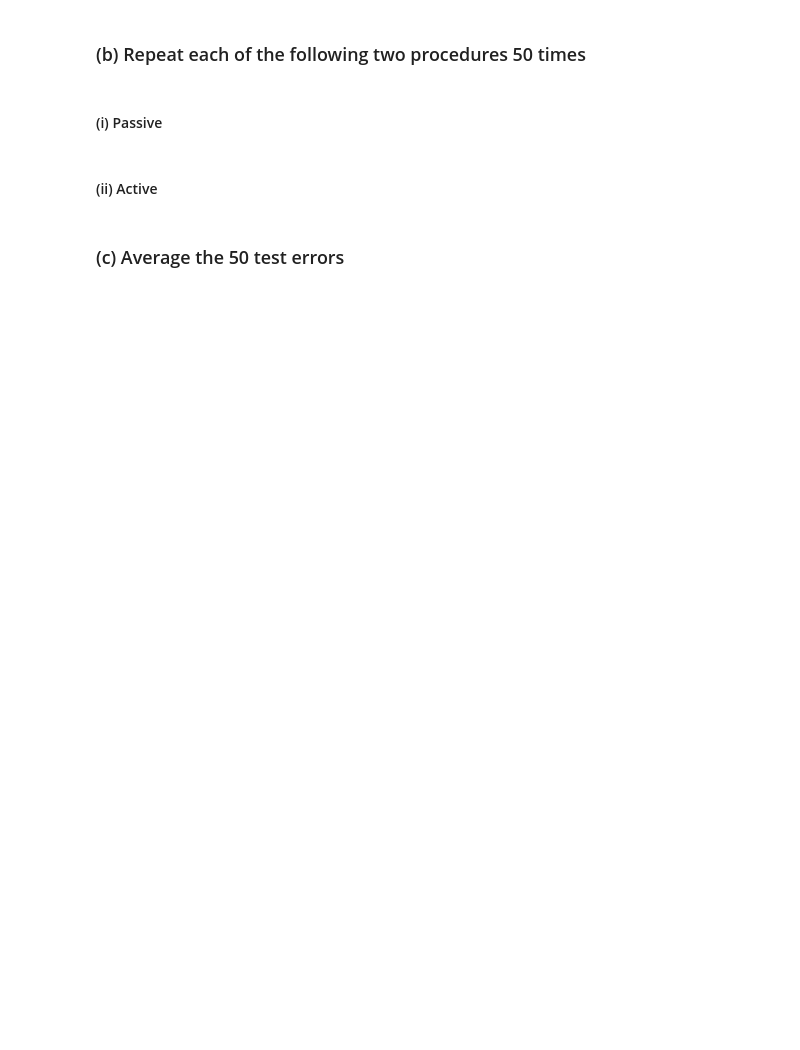
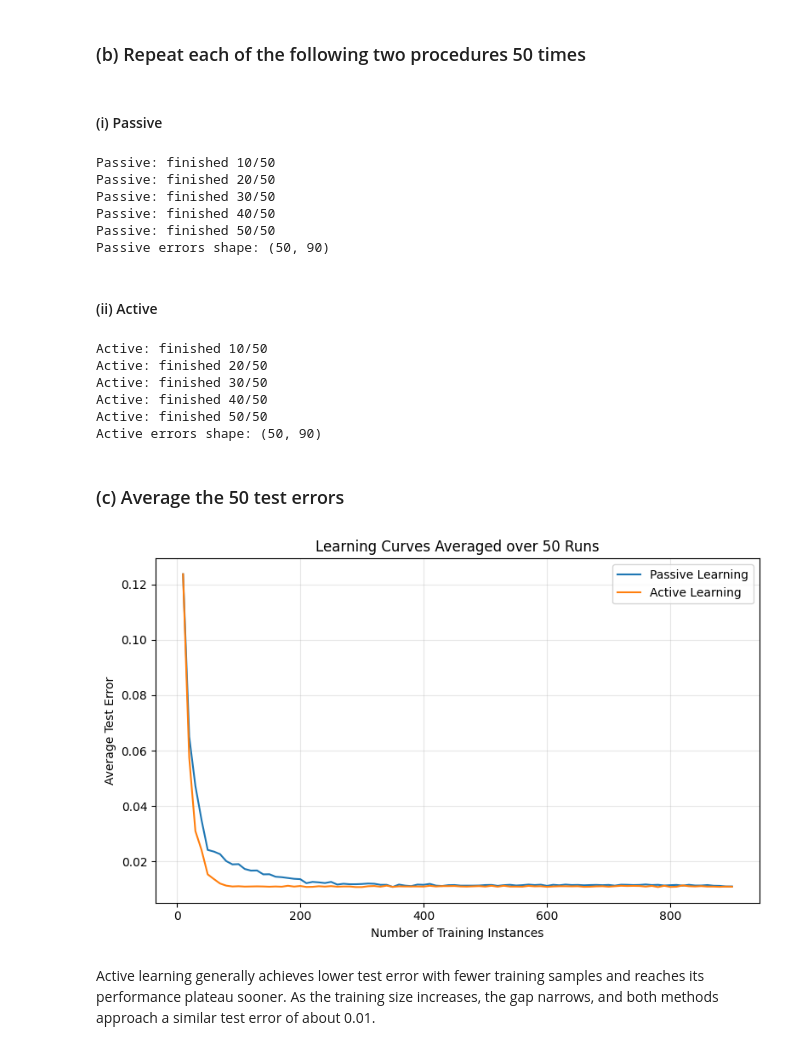
Before and after one commit to cxieusc/DSCI_552_HW8, a Jupyter notebook: notebook/Xie_Chong_HW8.ipynb, the cells around one changed output. Saved outputs shown, nothing was run; the diff lists cells and outputs as text; code cells hidden in the pictures; blank space fills up the shorter version.

```diff
--- a/notebook/Xie_Chong_HW8.ipynb
+++ b/notebook/Xie_Chong_HW8.ipynb
@@ -842,2 +853,12 @@ directly comparable to the held-out results of the other methods.
+# %%
+X_banknote = df2.drop('class', axis=1)
+y_banknote = df2['class']
+
+X_bank_train, X_bank_test, y_bank_train, y_bank_test = train_test_split(
+    X_banknote,
+    y_banknote,
+    test_size=472,
+    random_state=42,
+)
 # %% [markdown]
 ### (b) Repeat each of the following two procedures 50 times
@@ -844,6 +911,76 @@ directly comparable to the held-out results of the other methods.
 # %% [markdown]
 #### (i) Passive
+# %%
+passive_errors = []
+
+for run in range(50):
+    errors = run_banknote_learning(
+        method='passive',
+        seed=42 + run
+    )
+    passive_errors.append(errors)
+
+    if (run + 1) % 10 == 0:
+        print(f'Passive: finished {run + 1}/50')
+
+passive_errors = np.array(passive_errors)
+
+print('Passive errors shape:', passive_errors.shape)
+# %% [output]
+Passive: finished 10/50
+Passive: finished 20/50
+Passive: finished 30/50
+Passive: finished 40/50
+Passive: finished 50/50
+Passive errors shape: (50, 90)
 # %% [markdown]
 #### (ii) Active
+# %%
+active_errors = []
+
+for run in range(50):
+    errors = run_banknote_learning(
+        method='active',
+        seed=42 + run
+    )
+    active_errors.append(errors)
+
+    if (run + 1) % 10 == 0:
+        print(f'Active: finished {run + 1}/50')
+
+active_errors = np.array(active_errors)
+
+print('Active errors shape:', active_errors.shape)
+# %% [output]
+Active: finished 10/50
+Active: finished 20/50
+Active: finished 30/50
+Active: finished 40/50
+Active: finished 50/50
+Active errors shape: (50, 90)
 # %% [markdown]
 ### (c) Average the 50 test errors
+# %%
+passive_mean = np.mean(passive_errors, axis=0)
+active_mean = np.mean(active_errors, axis=0)
+
+training_sizes = np.arange(10, 901, 10)
+
+plt.figure(figsize=(8, 5))
+plt.plot(training_sizes, passive_mean, label='Passive Learning')
+plt.plot(training_sizes, active_mean, label='Active Learning')
+
+plt.xlabel('Number of Training Instances')
+plt.ylabel('Average Test Error')
+plt.title('Learning Curves Averaged over 50 Runs')
+plt.legend()
+plt.grid(alpha=0.3)
+plt.tight_layout()
+plt.show()
+# %% [output]
+[figure, added]
+# %% [markdown]
+Active learning generally achieves lower test error with fewer
+training samples and reaches its performance plateau sooner.
+As the training size increases, the gap narrows, and both methods
+approach a similar test error of about 0.01.
```
Also changed, not shown: parts of 2 cells of this notebook.
